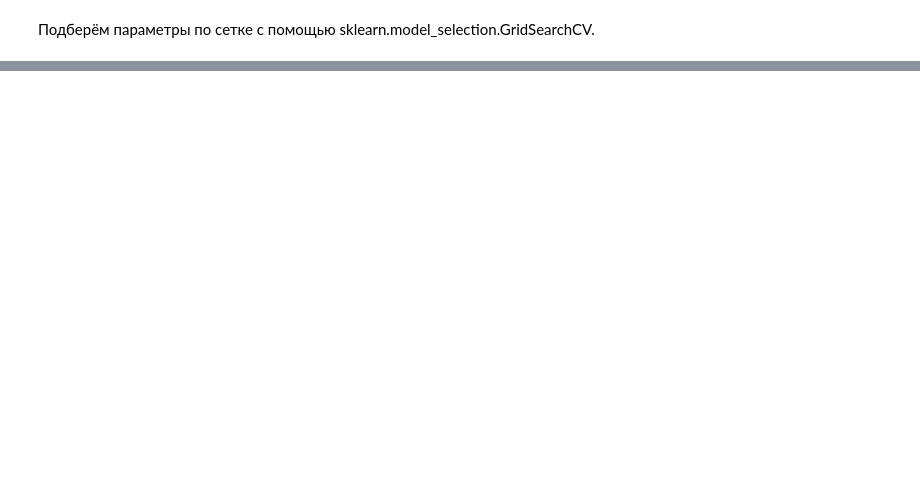
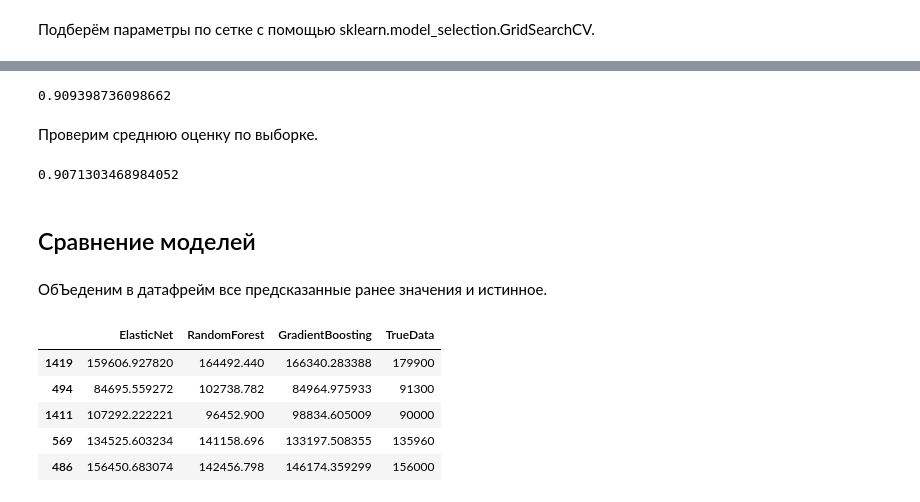
Before and after one commit to Lepeshkin-V/machine-learning, a Jupyter notebook: competition/House_prices.ipynb, the cells around one changed output, grey strips where cells are left out. Cells and saved outputs as stored; diff of their text form; code cells hidden in the pictures; blank space fills up the shorter version.

```diff
--- a/competition/House_prices.ipynb
+++ b/competition/House_prices.ipynb
@@ -609,0 +409,5 @@ y_pred_final_en.to_csv('predict.csv')
+# %%
+gbr = GradientBoostingRegressor(random_state=123)
+gbr.fit(X_train_train, y_train_train)
+y_pred_train_gbr = gbr.predict(X_train_test)
+print(r2_score(y_train_test, y_pred_train_gbr))
@@ -609,0 +418,6 @@ y_pred_final_en.to_csv('predict.csv')
+# %%
+gbr_parameters_grid = {
+    'loss' : ['ls', 'lad', 'huber', 'quantile'],
+    'learning_rate' : np.arange(0.1, 0.8, 0.1),
+    'n_estimators' : [50, 100 , 500]
+}
@@ -609,0 +436,29 @@ y_pred_final_en.to_csv('predict.csv')
+# %%
+gbr_with_params = GradientBoostingRegressor(n_estimators=500,random_state=123)
+gbr_with_params.fit(X_train_train, y_train_train)
+y_pred_train_gbr = gbr_with_params.predict(X_train_test)
+print(r2_score(y_train_test, y_pred_train_gbr))
+# %% [output]
+0.909398736098662
+# %% [markdown]
+Проверим среднюю оценку по выборке.
+# %%
+gbr_cv = cross_val_score(gbr_with_params,X_train_train, y_train_train, cv=cv).mean()
+gbr_cv
+# %% [output]
+0.9071303468984052
+# %% [markdown]
+## Сравнение моделей
+# %% [markdown]
+ОбЪеденим в датафрейм все предсказанные ранее значения и истинное.
+# %%
+predicts = pd.DataFrame({'ElasticNet':y_pred_train_en, 'RandomForest': y_pred_train_rfr,
+                         'GradientBoosting':y_pred_train_gbr, 'TrueData':y_train_test})
+predicts.head()
+# %% [output]
+|  | ElasticNet | RandomForest | GradientBoosting | TrueData |
+| 1419 | 159606.927820 | 164492.440 | 166340.283388 | 179900 |
+| 494 | 84695.559272 | 102738.782 | 84964.975933 | 91300 |
+| 1411 | 107292.222221 | 96452.900 | 98834.605009 | 90000 |
+| 569 | 134525.603234 | 141158.696 | 133197.508355 | 135960 |
+| 486 | 156450.683074 | 142456.798 | 146174.359299 | 156000 |
```
Also changed, not shown: parts of 72 cells of this notebook.
